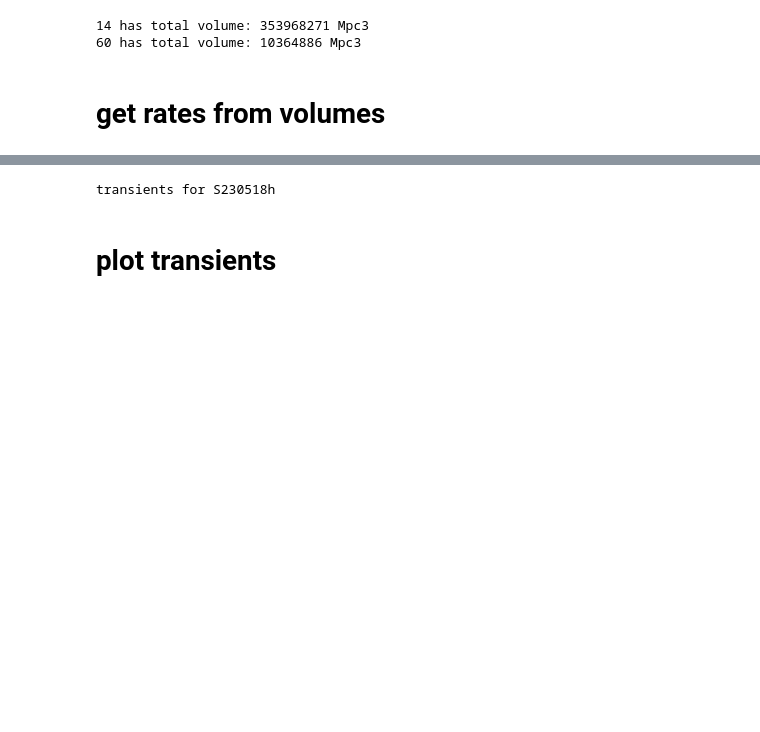
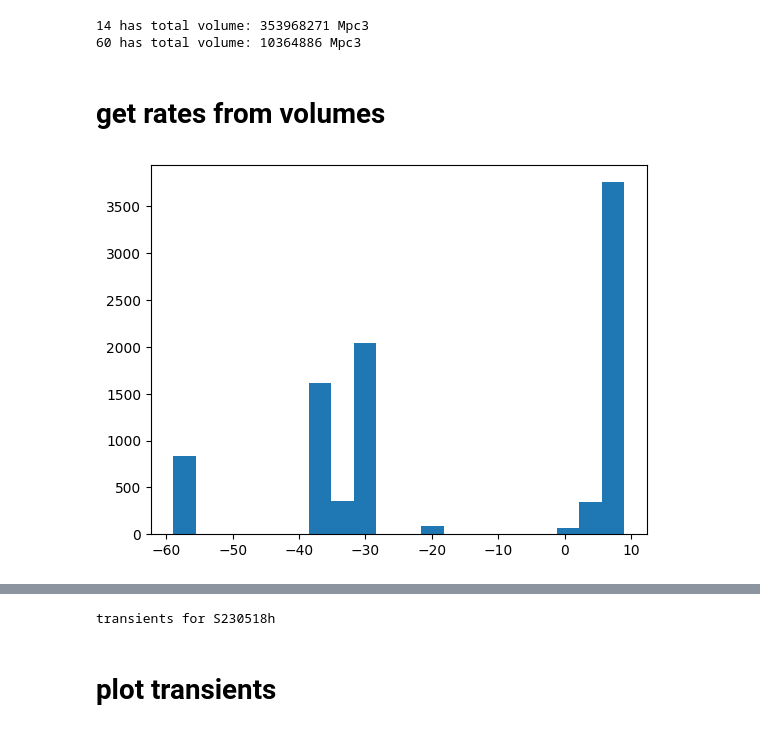
Before and after one commit to knolan10/SYBIL, a Jupyter notebook: transients_v2.ipynb, the cells around one changed output, grey strips where cells are left out. Drawn from its saved outputs; the diff is of its cells as text; code cells hidden in the pictures; blank space fills up the shorter version.

```diff
--- a/transients_v2.ipynb
+++ b/transients_v2.ipynb
@@ -192,6 +211,21 @@ def get_rates(literature_rates, voxel, name, time_window=7, verbose=True):
         for item1, item2 in zip(list(literature_rates.keys()), num_events):
             print(f"{item1} : {item2}")
     return num_events
+# %%
+# problem to address: the decs in the 90% region of the skymap seem to be clustered around 3 values, something is wrong...
+skymap = events_gracedb[0][1]
+skymap.sort('PROBDENSITY', reverse = True)
+level, ipix = ah.uniq_to_level_ipix(skymap['UNIQ']) # ipix = sky location
+nside = ah.level_to_nside(level) # nside = multi-order pixel resolution
+pixel_area = ah.nside_to_pixel_area(ah.level_to_nside(level)) # pixel area in steradians
+prob = pixel_area * skymap['PROBDENSITY']
+cumprob = np.cumsum(prob)
+i = cumprob.searchsorted(0.9)
+ra, dec = ah.healpix_to_lonlat(ipix[:i], nside[:i])
+hist = plt.hist(dec.deg, bins=20)
+plt.show()
+# %% [output]
+[figure, added]
 # %%
 rates_gracedb = [get_rates(transient_rates, voxel=event[2], name=event[0], time_window=7) for event in events_gracedb]
 # %% [output]
```
Also changed, not shown: parts of 12 cells of this notebook, 2 other files.
